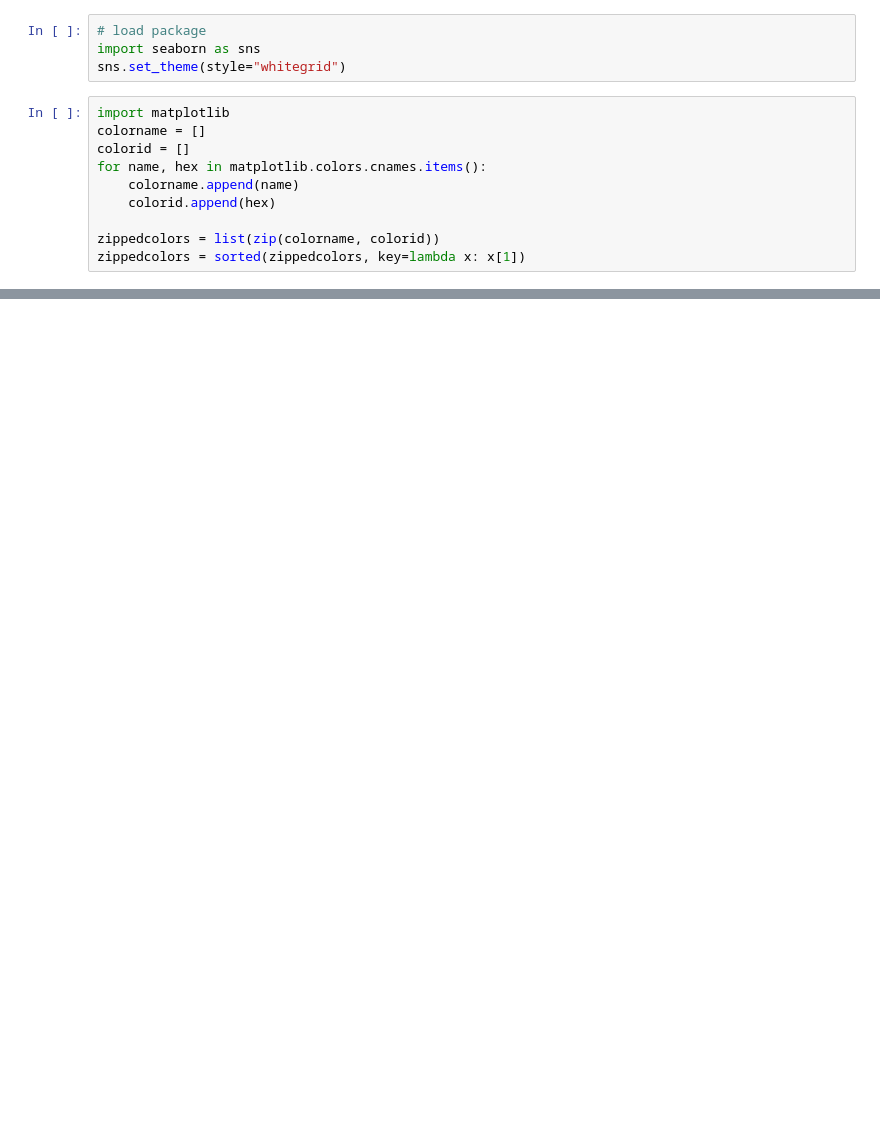
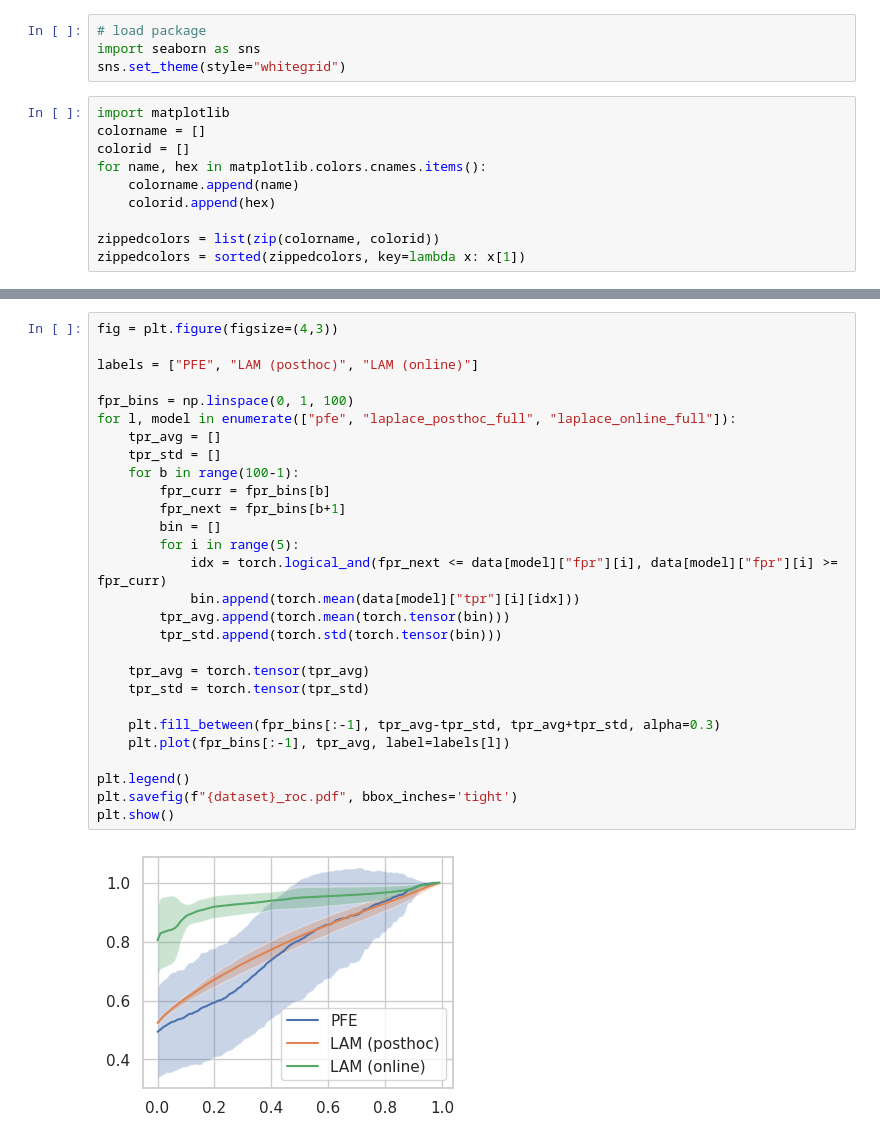
Before and after one commit to FrederikWarburg/bayesian-metric-learning, a Jupyter notebook: notebooks/plot_auroc_curves.ipynb, the cells around one changed output, grey strips where cells are left out. Drawn from its saved outputs; the diff is of its cells as text; blank space fills up the shorter version.

```diff
--- a/notebooks/plot_auroc_curves.ipynb
+++ b/notebooks/plot_auroc_curves.ipynb
@@ -142,0 +147,30 @@ plt.show()
+# %%
+fig = plt.figure(figsize=(4,3))
+
+labels = ["PFE", "LAM (posthoc)", "LAM (online)"]
+
+fpr_bins = np.linspace(0, 1, 100)
+for l, model in enumerate(["pfe", "laplace_posthoc_full", "laplace_online_full"]):
+    tpr_avg = []
+    tpr_std = []
+    for b in range(100-1):
+        fpr_curr = fpr_bins[b]
+        fpr_next = fpr_bins[b+1]
+        bin = []
+        for i in range(5):
+            idx = torch.logical_and(fpr_next <= data[model]["fpr"][i], data[model]["fpr"][i] >= fpr_curr)
+            bin.append(torch.mean(data[model]["tpr"][i][idx]))
+        tpr_avg.append(torch.mean(torch.tensor(bin)))
+        tpr_std.append(torch.std(torch.tensor(bin)))
+
+    tpr_avg = torch.tensor(tpr_avg)
+    tpr_std = torch.tensor(tpr_std)
+
+    plt.fill_between(fpr_bins[:-1], tpr_avg-tpr_std, tpr_avg+tpr_std, alpha=0.3)
+    plt.plot(fpr_bins[:-1], tpr_avg, label=labels[l])
+
+plt.legend()
+plt.savefig(f"{dataset}_roc.pdf", bbox_inches='tight')
+plt.show()
+# %% [output]
+[figure, added]
```
Also changed, not shown: parts of 3 cells of this notebook, 9 other files.
